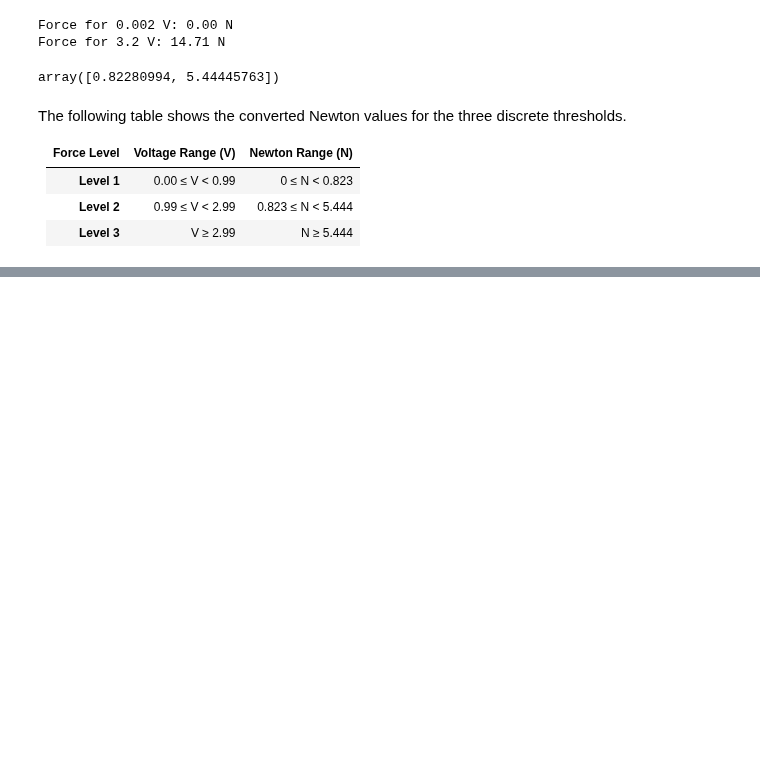
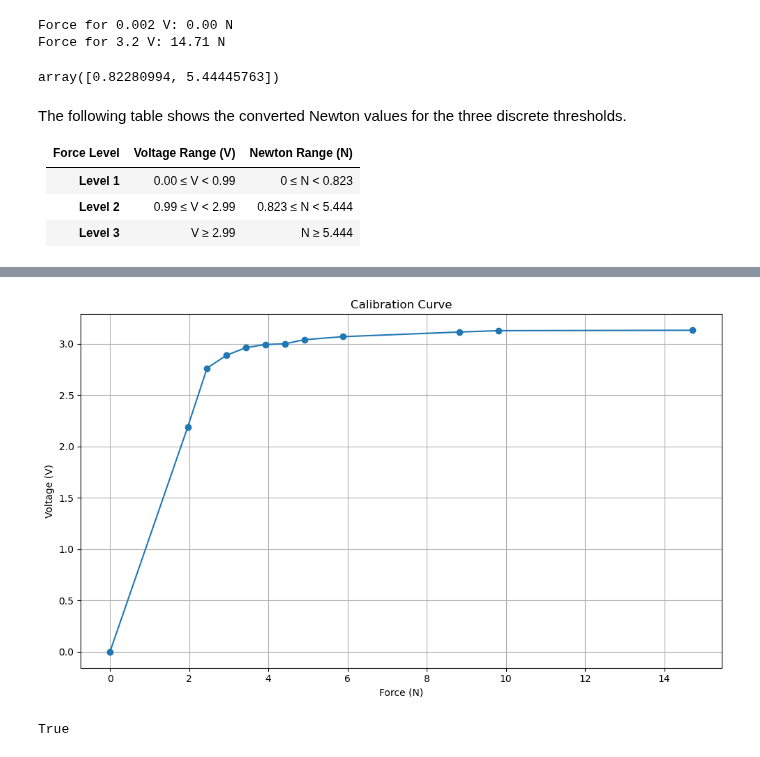
Before and after one commit to gemixin/digit-force-calibration, a Jupyter notebook: calibration.ipynb, the cells around one changed output, grey strips where cells are left out. Cells and saved outputs as stored; diff of their text form; code cells hidden in the pictures; blank space fills up the shorter version.

```diff
--- a/calibration.ipynb
+++ b/calibration.ipynb
@@ -596,0 +627,10 @@ The following table shows the converted Newton values for the three discrete thr
+# %%
+# Remove near-zero and non-monotonic values to ensure smooth curve
+cal_curve_data2 = cal_curve_data2.drop(index=[0, 1, 2, 3, 4, 13, 14, 17]).reset_index(
+    drop=True
+)
+# Add in a 0,0 point for the curve to start at the origin
+cal_curve_data2 = pd.concat(
+    [pd.DataFrame({"force_n": [0], "voltage": [0]}), cal_curve_data2], ignore_index=True
+)
+cal_curve_data2
@@ -596,0 +651,9 @@ The following table shows the converted Newton values for the three discrete thr
+# %%
+plot_calibration_curve([cal_curve_data2], save_name="calibration_curve_fsr2")
+# %% [output]
+[figure, added]
+# %%
+# Check all voltage values are monotonically increasing
+cal_curve_data2["voltage"].is_monotonic_increasing
+# %% [output]
+True
```
Also changed, not shown: parts of 22 cells of this notebook, 20 other files.
